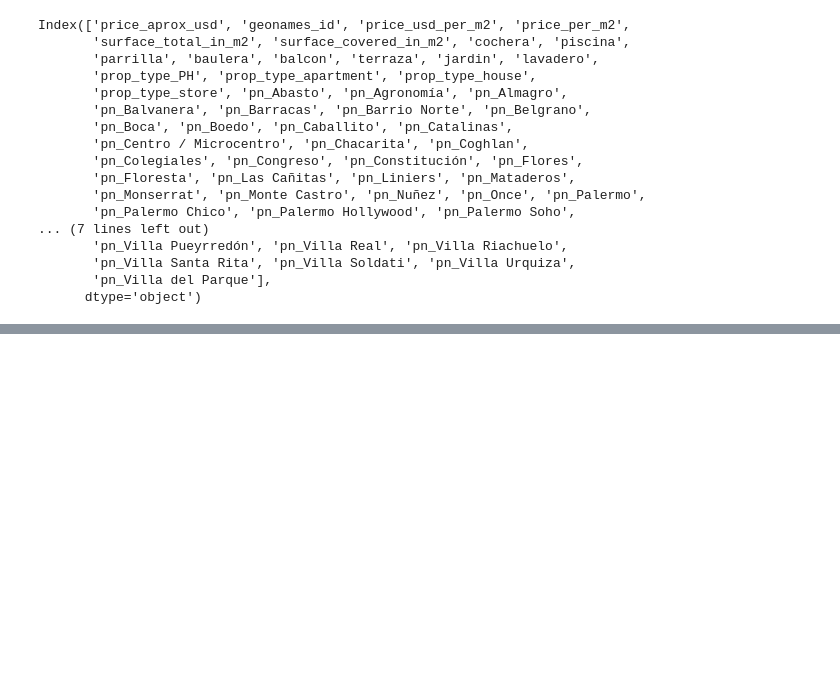
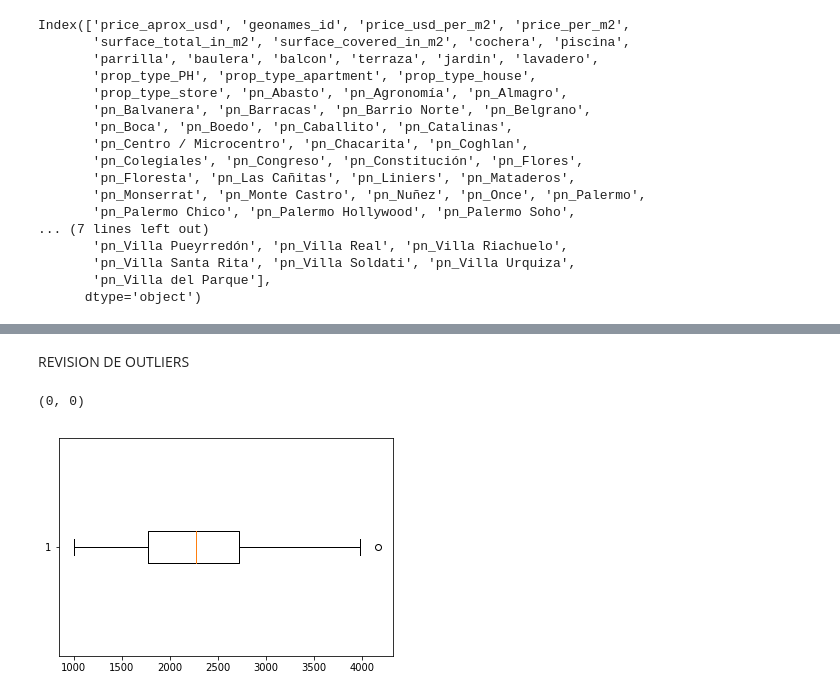
Before and after one commit to mauriciomem/DH_DS_desafio_2_properati, a Jupyter notebook: properati_d2_g2_mau.ipynb, the cells around one changed output, grey strips where cells are left out. Cells and saved outputs as stored; diff of their text form; code cells hidden in the pictures; blank space fills up the shorter version.

```diff
--- a/properati_d2_g2_mau.ipynb
+++ b/properati_d2_g2_mau.ipynb
@@ -320,0 +315,2 @@ data.shape, datad2.shape
+# %% [markdown]
+REVISION DE OUTLIERS
@@ -320,0 +375,9 @@ data.shape, datad2.shape
+# %%
+df_final.shape
+# %% [output]
+(0, 0)
+# %%
+plt.boxplot(dftest["price_usd_per_m2"], vert = False)
+plt.show()
+# %% [output]
+[figure, added]
```
Also changed, not shown: parts of 21 cells of this notebook.
